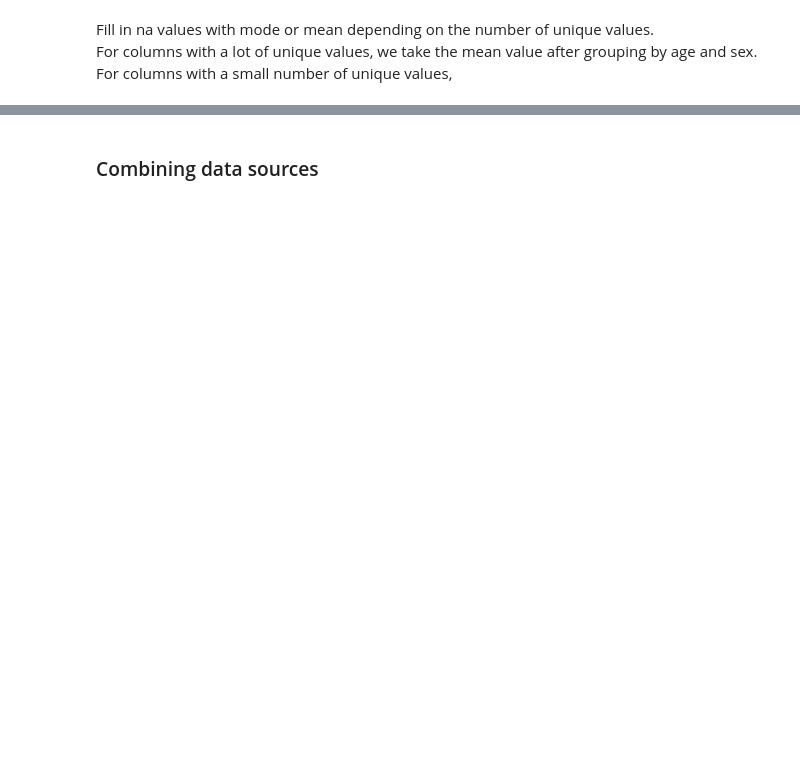
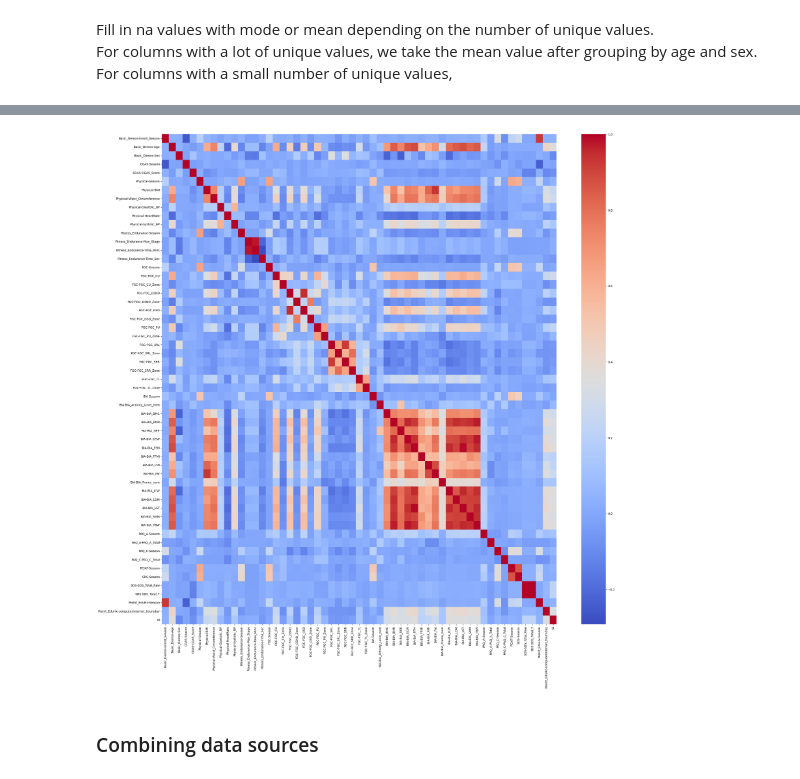
Before and after one commit to ASilins/mal1-2024, a Jupyter notebook: final project/analysis_ML_models.ipynb, the cells around one changed output, grey strips where cells are left out. Saved outputs shown, nothing was run; the diff lists cells and outputs as text; code cells hidden in the pictures; blank space fills up the shorter version.

```diff
--- a/final project/analysis_ML_models.ipynb
+++ b/final project/analysis_ML_models.ipynb
@@ -139,3 +556,12 @@ for col in columns:
+# %%
+temp = hbn_df.copy()
+temp.drop(['id'], axis=1, inplace=True)
+correlation_matrix = temp.corr()
+plt.figure(figsize=(30, 30))
+sns.heatmap(correlation_matrix, cmap='coolwarm')
+plt.show()
+# %% [output]
+[figure, added]
 # %%
 # Removing outliers from FMI and FFMI
 
```
Also changed, not shown: parts of 57 cells of this notebook, 1 other file.
